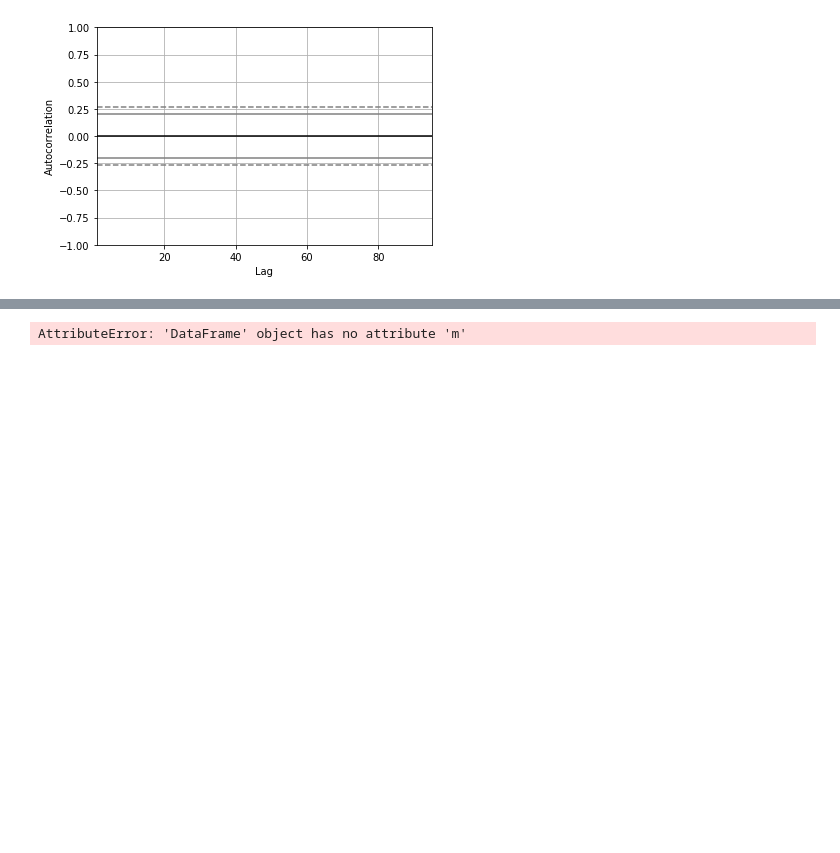
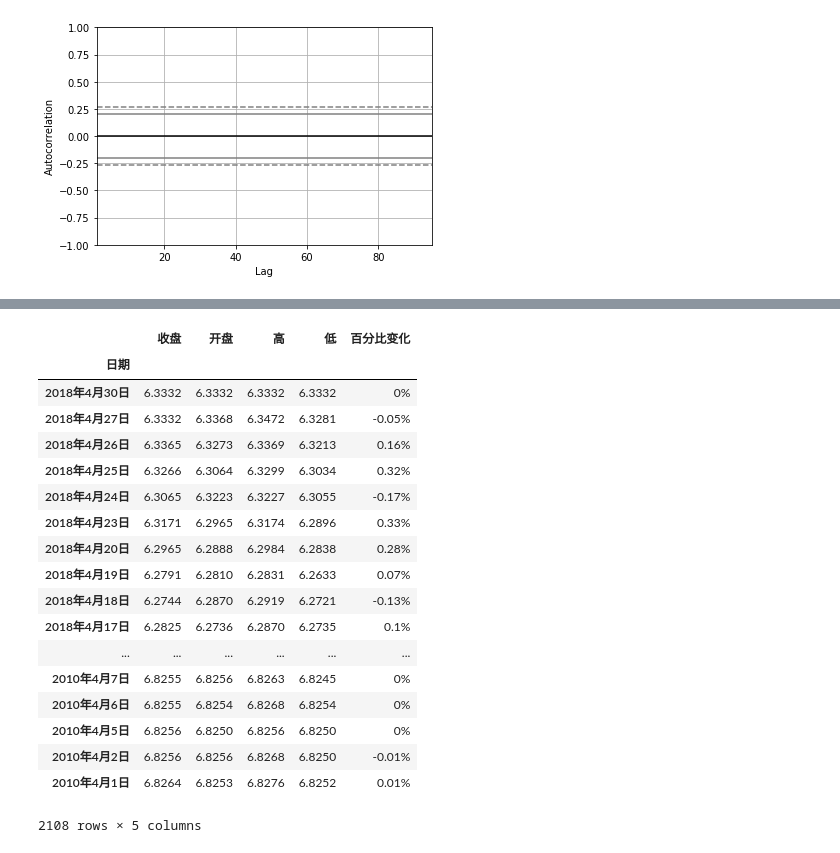
Before and after one commit to brainee/fama, a Jupyter notebook: fama5/zy-fama-frech-4-generial.ipynb, the cells around one changed output, grey strips where cells are left out. Cells and saved outputs as stored; diff of their text form; code cells hidden in the pictures; blank space fills up the shorter version.

```diff
--- a/fama5/zy-fama-frech-4-generial.ipynb
+++ b/fama5/zy-fama-frech-4-generial.ipynb
@@ -1298,4 +1298,23 @@ White Test
-# %%
-df_price_data.m
-# %% [output]
-AttributeError: 'DataFrame' object has no attribute 'm'
+# %%
+exchange=pd.read_csv("USD_CNY历史数据.csv",index_col="日期")
+exchange
+# %% [output]
+|  | 收盘 | 开盘 | 高 | 低 | 百分比变化 |
+| 日期 |  |  |  |  |  |
+| 2018年4月30日 | 6.3332 | 6.3332 | 6.3332 | 6.3332 | 0% |
+| 2018年4月27日 | 6.3332 | 6.3368 | 6.3472 | 6.3281 | -0.05% |
+| 2018年4月26日 | 6.3365 | 6.3273 | 6.3369 | 6.3213 | 0.16% |
+| 2018年4月25日 | 6.3266 | 6.3064 | 6.3299 | 6.3034 | 0.32% |
+| 2018年4月24日 | 6.3065 | 6.3223 | 6.3227 | 6.3055 | -0.17% |
+| 2018年4月23日 | 6.3171 | 6.2965 | 6.3174 | 6.2896 | 0.33% |
+| 2018年4月20日 | 6.2965 | 6.2888 | 6.2984 | 6.2838 | 0.28% |
+| 2018年4月19日 | 6.2791 | 6.2810 | 6.2831 | 6.2633 | 0.07% |
+| 2018年4月18日 | 6.2744 | 6.2870 | 6.2919 | 6.2721 | -0.13% |
+| 2018年4月17日 | 6.2825 | 6.2736 | 6.2870 | 6.2735 | 0.1% |
+| ... | ... | ... | ... | ... | ... |
+| 2010年4月7日 | 6.8255 | 6.8256 | 6.8263 | 6.8245 | 0% |
+| 2010年4月6日 | 6.8255 | 6.8254 | 6.8268 | 6.8254 | 0% |
+| 2010年4月5日 | 6.8256 | 6.8250 | 6.8256 | 6.8250 | 0% |
+| 2010年4月2日 | 6.8256 | 6.8256 | 6.8268 | 6.8250 | -0.01% |
+| 2010年4月1日 | 6.8264 | 6.8253 | 6.8276 | 6.8252 | 0.01% |
+2108 rows × 5 columns
```
Also changed, not shown: parts of 15 cells of this notebook, 1 other file.
